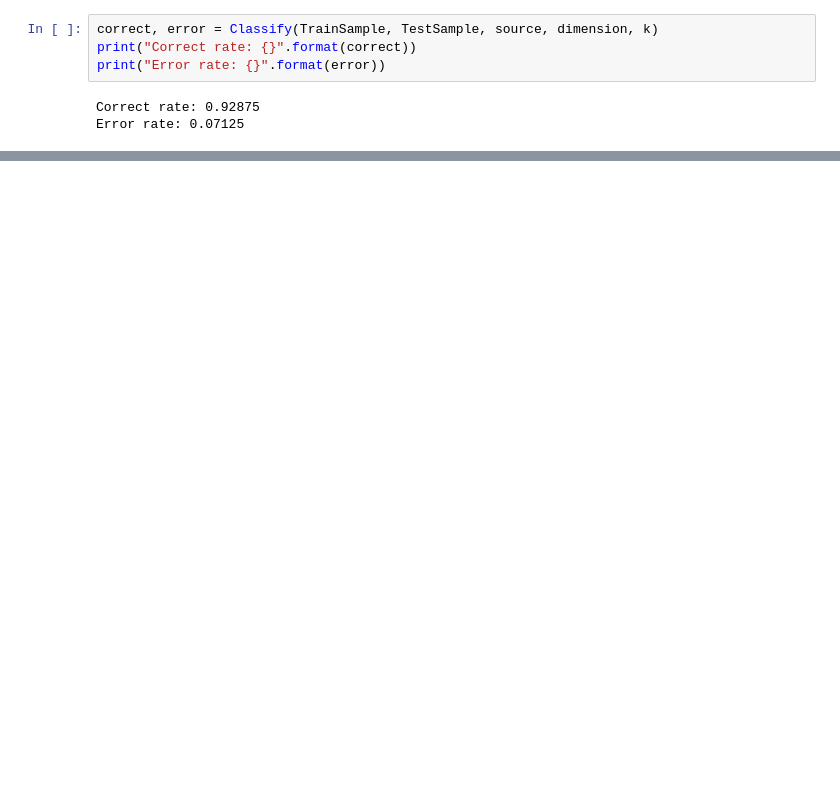
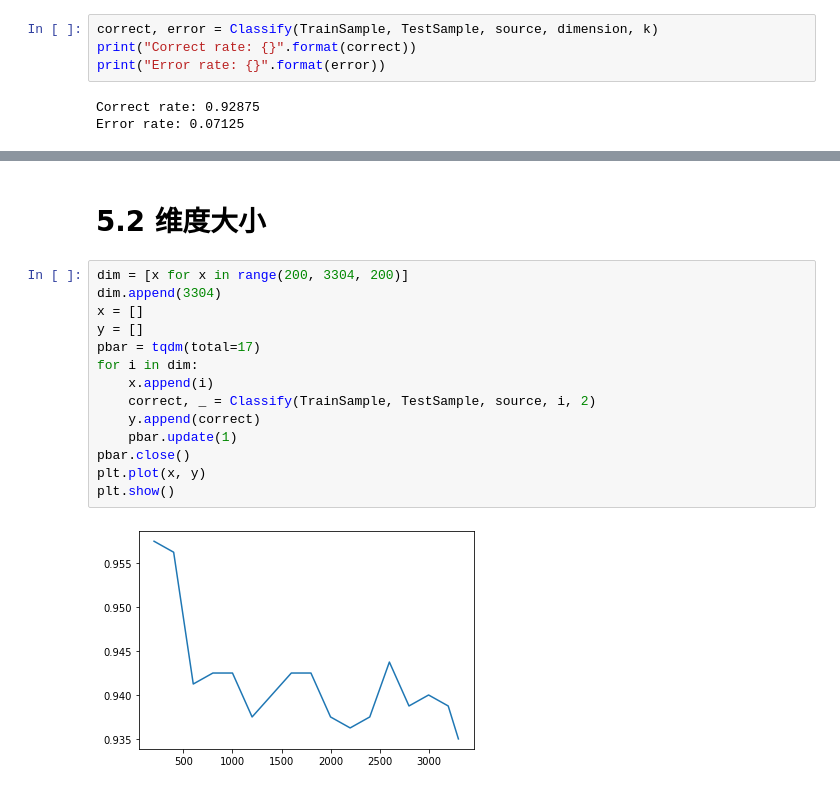
Before and after one commit to shawnhuangyh/Python-Computing, a Jupyter notebook: Project/DataAnalysis.ipynb, the cells around one changed output, grey strips where cells are left out. Saved outputs shown, nothing was run; the diff lists cells and outputs as text; blank space fills up the shorter version.

```diff
--- a/Project/DataAnalysis.ipynb
+++ b/Project/DataAnalysis.ipynb
@@ -143,0 +186,18 @@ Error rate: 0.07125
+# %% [markdown]
+# 5.2 维度大小
+# %%
+dim = [x for x in range(200, 3304, 200)]
+dim.append(3304)
+x = []
+y = []
+pbar = tqdm(total=17)
+for i in dim:
+    x.append(i)
+    correct, _ = Classify(TrainSample, TestSample, source, i, 2)
+    y.append(correct)
+    pbar.update(1)
+pbar.close()
+plt.plot(x, y)
+plt.show()
+# %% [output]
+[figure, added]
```
Also changed, not shown: parts of 8 cells of this notebook.
